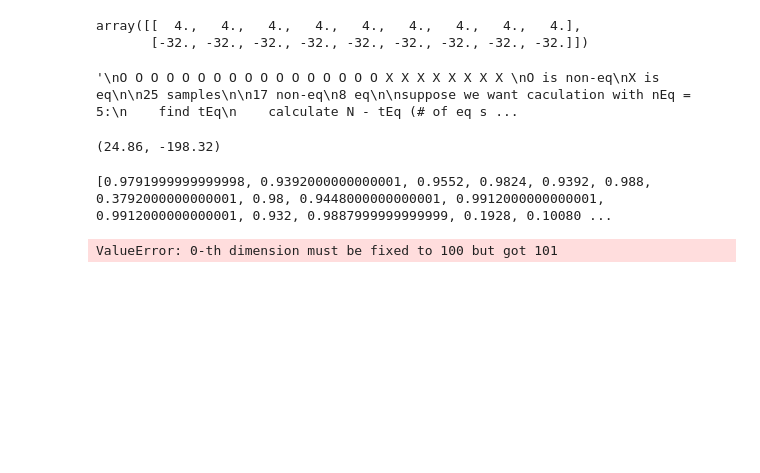
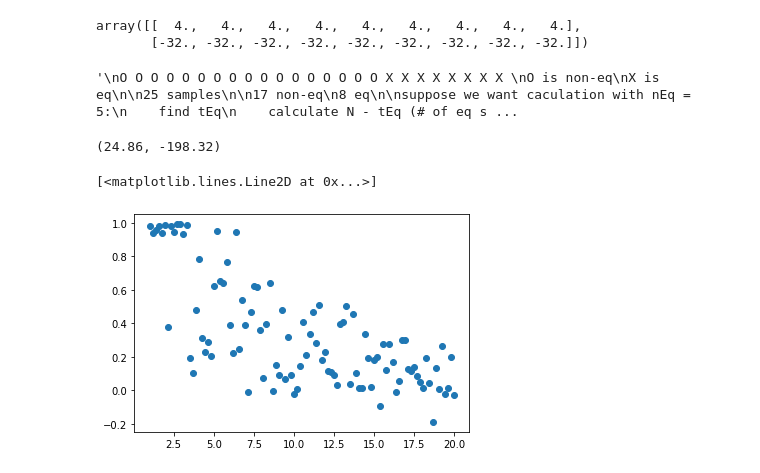
Before and after one commit to rfrydman/IsingModel, a Jupyter notebook: HW 3.ipynb, the cells around one changed output. Drawn from its saved outputs; the diff is of its cells as text; code cells hidden in the pictures; blank space fills up the shorter version.

```diff
--- a/HW 3.ipynb
+++ b/HW 3.ipynb
@@ -637,23 +646,24 @@ measurements(metropolis(test_array_2, 10))
 # %% [output]
 (24.86, -198.32)
 # %%
-avg_M_series = []
-temps = np.linspace(1, 20, 100)
-for temp in temps:
-    vals = metropolis(test_array_2, T = temp, N = 300)
-    avg_M_series.append(measurements(vals)[0])
-print(avg_M_series)
+#avg_M_series = []
+#temps = np.linspace(1, 20, 100)
+#for temp in temps:
+#    vals = metropolis(test_array_2, T = temp, N = 300)
+#    avg_M_series.append(measurements(vals)[0])
+#print(avg_M_series)
-# %% [output]
-[0.9791999999999998, 0.9392000000000001, 0.9552, 0.9824, 0.9392, 0.988, 0.3792000000000001, 0.98, 0.9448000000000001, 0.9912000000000001, 0.9912000000000001, 0.932, 0.9887999999999999, 0.1928, 0.10080 ...
 # %%
-spl_avg_M_series = avg_M_series
-spl_temps = list(temps)
-#spl_avg_M_series.insert(0, 0)
-#spl_temps.insert(0, 0)
-spl = inter.UnivariateSpline(spl_temps, spl_avg_M_series, k = 5)
+"""spl_avg_M_series = list(np.ones(1000))
+spl_temps = list(np.linspace(0, 0.9999, 1000))
+
+spl_M = np.hstack((spl_avg_M_series, avg_M_series))
+spl_T = np.hstack((spl_temps, temps))
+
+spl = inter.UnivariateSpline(spl_T, spl_M, k = 4)
 xs = np.linspace(0, 20, 101)
-plt.plot(xs, spl(xs), 'g', lw=3)
+plt.plot(xs, spl(xs), 'g', lw=3)"""
 
 plt.plot(temps, avg_M_series, 'o')
 # %% [output]
-ValueError: 0-th dimension must be fixed to 100 but got 101
+[<matplotlib.lines.Line2D at 0x...>]
+[figure, added]
```
Also changed, not shown: parts of 24 cells of this notebook, 1 other file.
